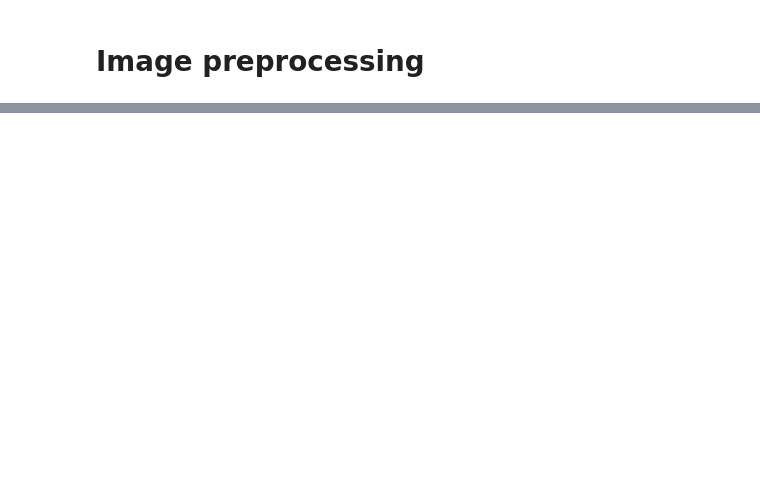
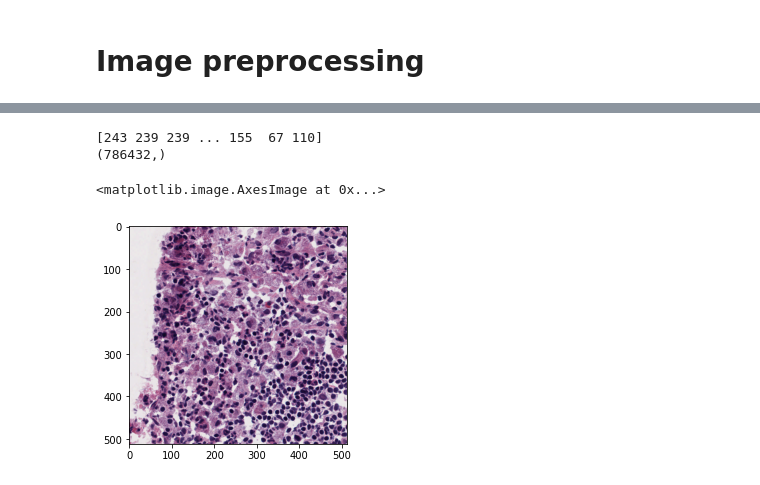
Before and after one commit to alejandroborj/heterogeneous-data, a Jupyter notebook: code/WSI/preprocessing.ipynb, the cells around one changed output, grey strips where cells are left out. Drawn from its saved outputs; the diff is of its cells as text; code cells hidden in the pictures; blank space fills up the shorter version.

```diff
--- a/code/WSI/preprocessing.ipynb
+++ b/code/WSI/preprocessing.ipynb
@@ -87,0 +67,15 @@ with open(f"C:/Users/Alejandro/Desktop/heterogeneous-data/data/datasets/{name}.o
+# %%
+idx = 200
+
+#print(y[idx])
+
+print(X[0])
+
+print(X[idx].shape)
+
+plt.imshow(X[idx].reshape(512, 512, 3))
+# %% [output]
+[243 239 239 ... 155  67 110]
+(786432,)
+<matplotlib.image.AxesImage at 0x...>
+[figure, added]
```
Also changed, not shown: parts of 6 cells of this notebook, 7 other files.
